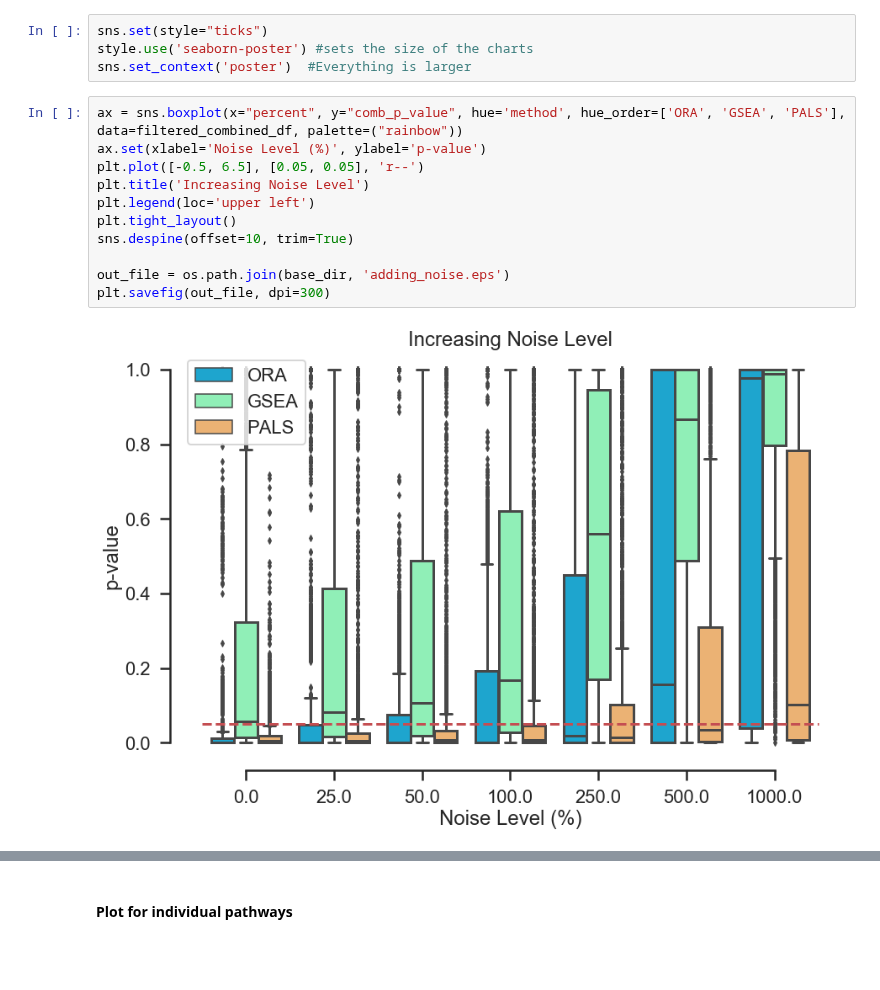
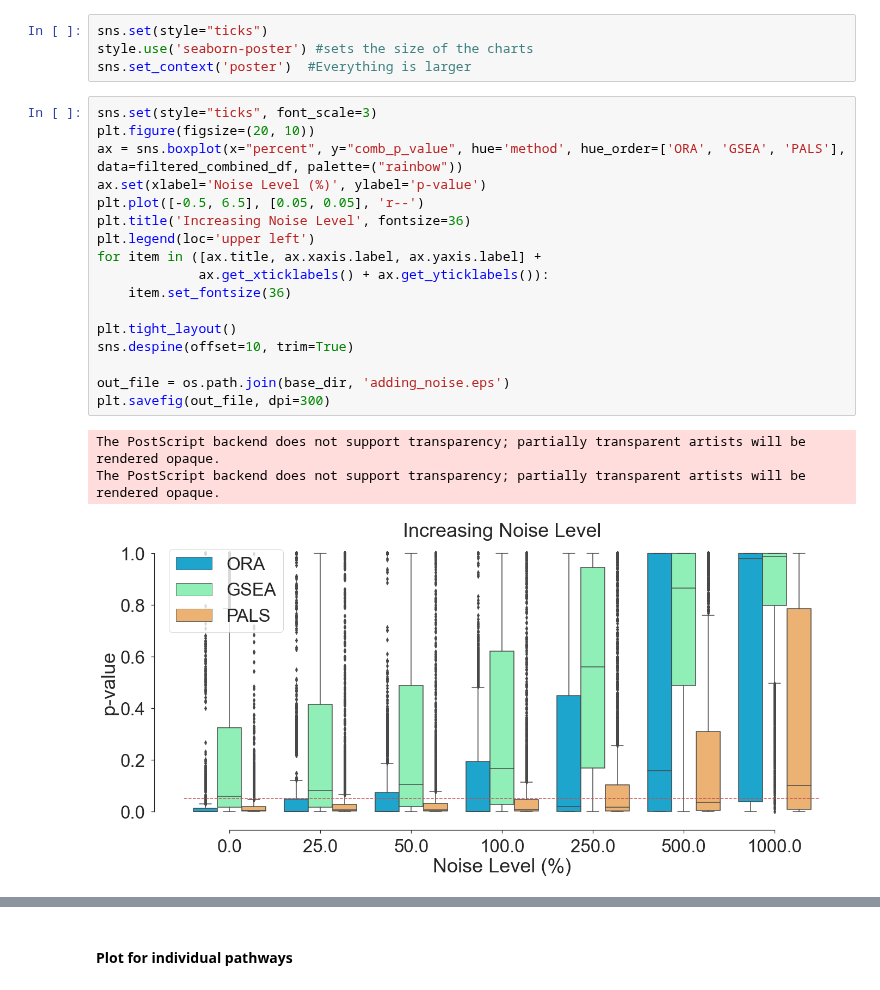
Before and after one commit to glasgowcompbio/PALS, a Jupyter notebook: notebooks/adding_pathway_noise_joe.ipynb, the cells around one changed output, grey strips where cells are left out. Drawn from its saved outputs; the diff is of its cells as text; blank space fills up the shorter version.

Commit message:
Updated plots for manuscript

```diff
--- a/notebooks/adding_pathway_noise_joe.ipynb
+++ b/notebooks/adding_pathway_noise_joe.ipynb
@@ -376,18 +203,26 @@ sns.set(style="ticks")
 style.use('seaborn-poster') #sets the size of the charts
 sns.set_context('poster')  #Everything is larger
 # %%
+sns.set(style="ticks", font_scale=3)
+plt.figure(figsize=(20, 10))
 ax = sns.boxplot(x="percent", y="comb_p_value", hue='method', hue_order=['ORA', 'GSEA', 'PALS'], data=filtered_combined_df, palette=("rainbow"))
 ax.set(xlabel='Noise Level (%)', ylabel='p-value')
 plt.plot([-0.5, 6.5], [0.05, 0.05], 'r--')
-plt.title('Increasing Noise Level')
+plt.title('Increasing Noise Level', fontsize=36)
 plt.legend(loc='upper left')
+for item in ([ax.title, ax.xaxis.label, ax.yaxis.label] +
+             ax.get_xticklabels() + ax.get_yticklabels()):
+    item.set_fontsize(36)
+
 plt.tight_layout()
 sns.despine(offset=10, trim=True)
 
 out_file = os.path.join(base_dir, 'adding_noise.eps')
 plt.savefig(out_file, dpi=300)
 # %% [output]
+The PostScript backend does not support transparency; partially transparent artists will be rendered opaque.
+The PostScript backend does not support transparency; partially transparent artists will be rendered opaque.
-[figure, old version]
+[figure, new version]
 # %%
 pals_pvalue_mean = pd.DataFrame(filtered_pals_df.groupby('percent').describe()['comb_p_value']['mean'])
 ora_pvalue_mean = pd.DataFrame(filtered_ora_df.groupby('percent').describe()['comb_p_value']['mean'])
```
Also changed, not shown: parts of 40 cells of this notebook, 1 other file.
